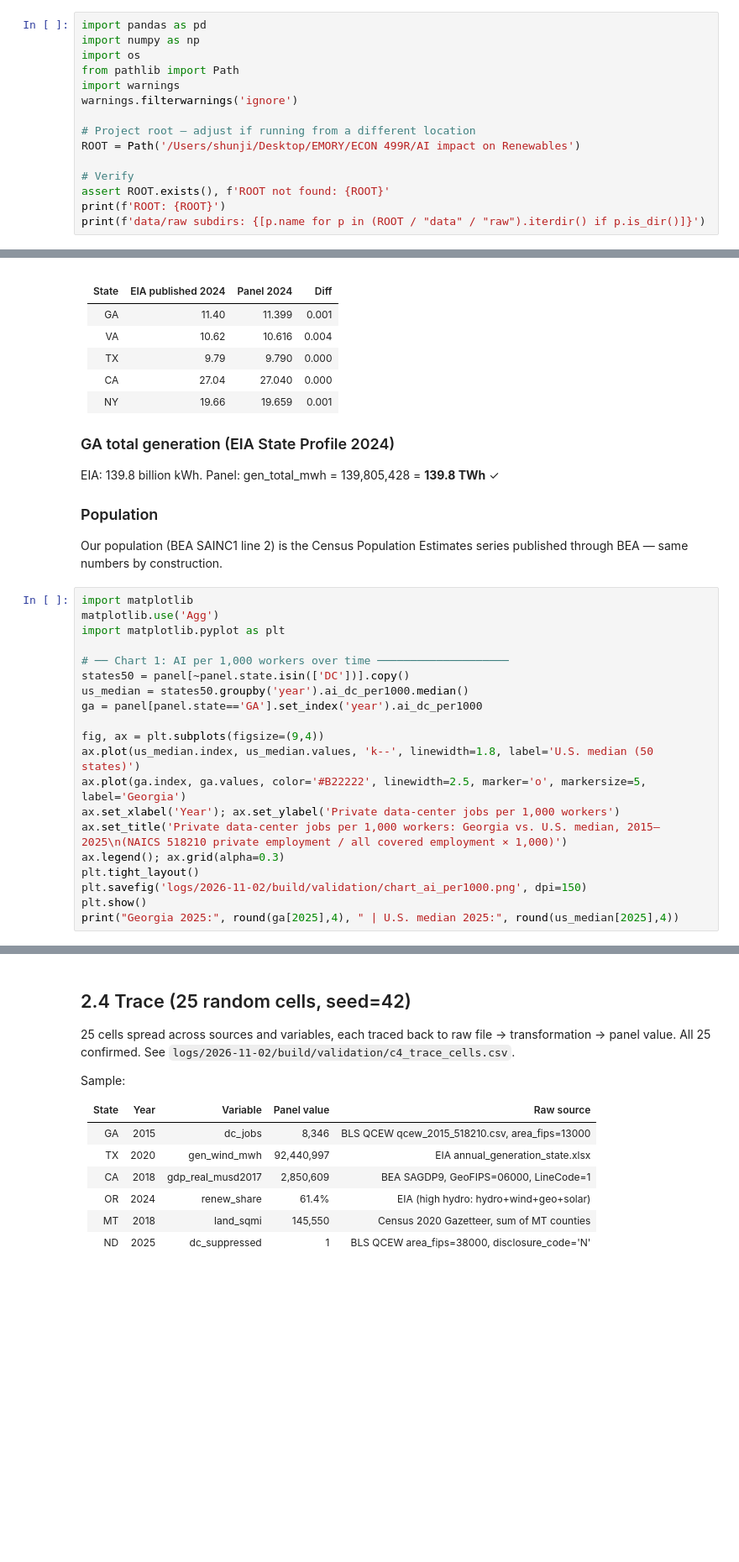
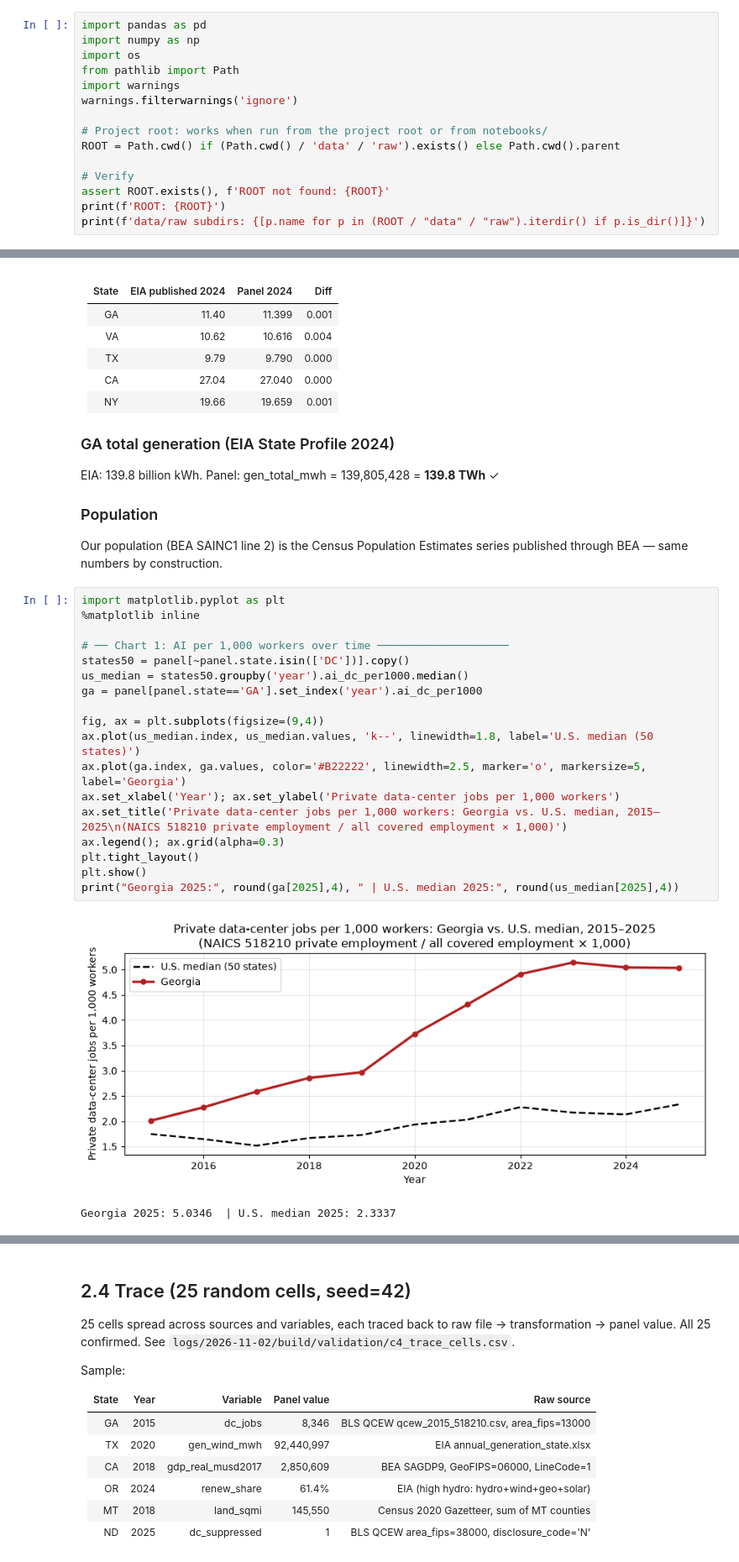
Before and after one commit to SHLEW06/econ499r-ai-renewables, a Jupyter notebook: notebooks/02_data_and_methods_walkthrough.ipynb, the cells around one changed output, grey strips where cells are left out. Shown at 84% size. Saved outputs shown, nothing was run; the diff lists cells and outputs as text; blank space fills up the shorter version.

Commit message:
Fix notebook 02 paths and execute it top to bottom
Co-Authored-By: Claude Opus 5.5 <noreply@anthropic.com>

```diff
--- a/notebooks/02_data_and_methods_walkthrough.ipynb
+++ b/notebooks/02_data_and_methods_walkthrough.ipynb
@@ -36,8 +36,8 @@ from pathlib import Path
 import warnings
 warnings.filterwarnings('ignore')
 
-# Project root — adjust if running from a different location
-ROOT = Path('/Users/shunji/Desktop/EMORY/ECON 499R/AI impact on Renewables')
+# Project root: works when run from the project root or from notebooks/
+ROOT = Path.cwd() if (Path.cwd() / 'data' / 'raw').exists() else Path.cwd().parent
 
 # Verify
 assert ROOT.exists(), f'ROOT not found: {ROOT}'
@@ -456,25 +612,26 @@ EIA: 139.8 billion kWh. Panel: gen_total_mwh = 139,805,428 = **139.8 TWh** ✓
 ### Population
 Our population (BEA SAINC1 line 2) is the Census Population Estimates series published through BEA — same numbers by construction.
 # %%
-import matplotlib
-matplotlib.use('Agg')
 import matplotlib.pyplot as plt
+%matplotlib inline
 
 # ── Chart 1: AI per 1,000 workers over time ────────────────────
 states50 = panel[~panel.state.isin(['DC'])].copy()
 us_median = states50.groupby('year').ai_dc_per1000.median()
 ga = panel[panel.state=='GA'].set_index('year').ai_dc_per1000
 
 fig, ax = plt.subplots(figsize=(9,4))
 ax.plot(us_median.index, us_median.values, 'k--', linewidth=1.8, label='U.S. median (50 states)')
 ax.plot(ga.index, ga.values, color='#B22222', linewidth=2.5, marker='o', markersize=5, label='Georgia')
 ax.set_xlabel('Year'); ax.set_ylabel('Private data-center jobs per 1,000 workers')
 ax.set_title('Private data-center jobs per 1,000 workers: Georgia vs. U.S. median, 2015–2025\n(NAICS 518210 private employment / all covered employment × 1,000)')
 ax.legend(); ax.grid(alpha=0.3)
 plt.tight_layout()
-plt.savefig('logs/2026-11-02/build/validation/chart_ai_per1000.png', dpi=150)
 plt.show()
 print("Georgia 2025:", round(ga[2025],4), " | U.S. median 2025:", round(us_median[2025],4))
+# %% [output]
+[figure, added]
+Georgia 2025: 5.0346  | U.S. median 2025: 2.3337
 # %%
 # ── Chart 2: Renewable share over time ─────────────────────────
 us_renew_med = states50.groupby('year').renew_share.median()
```
Also changed, not shown: parts of 16 cells of this notebook.
